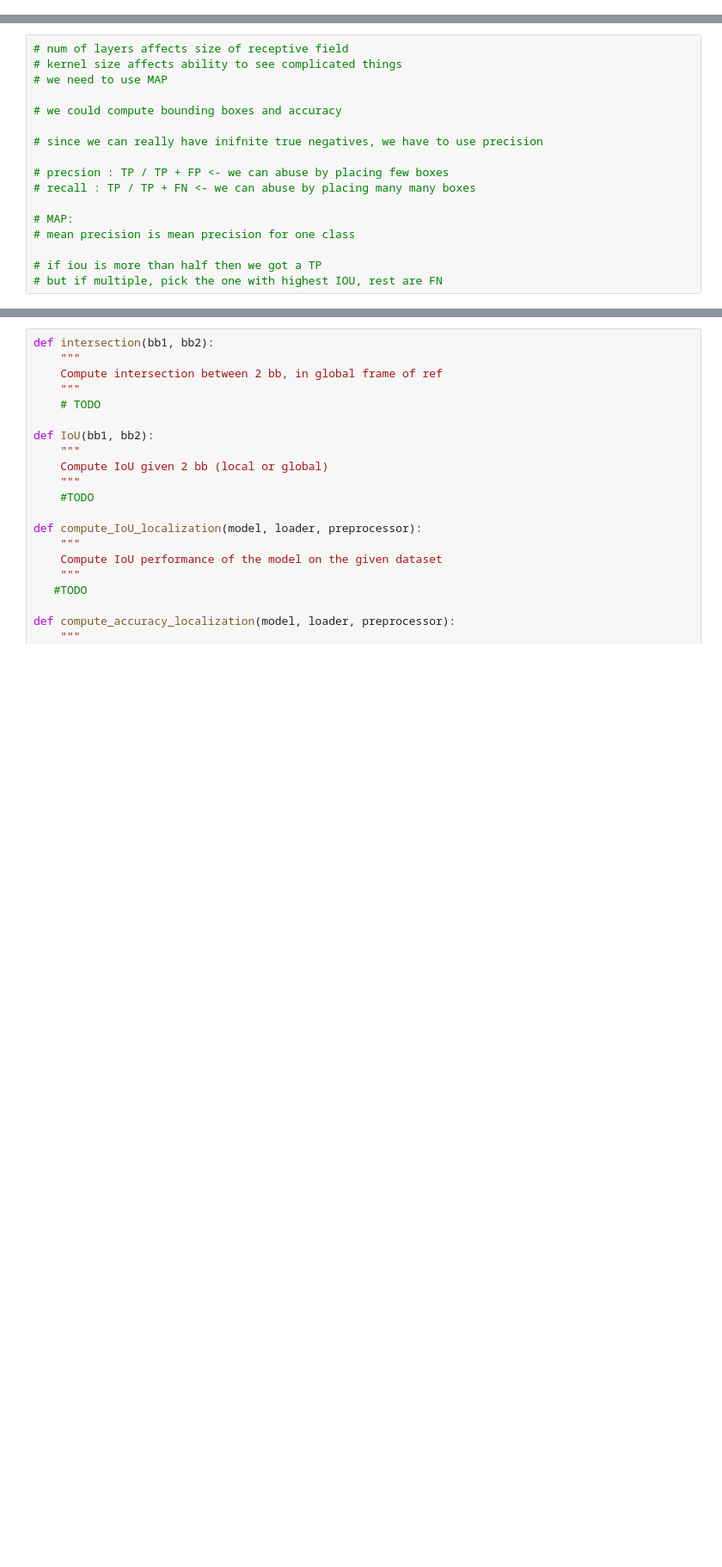
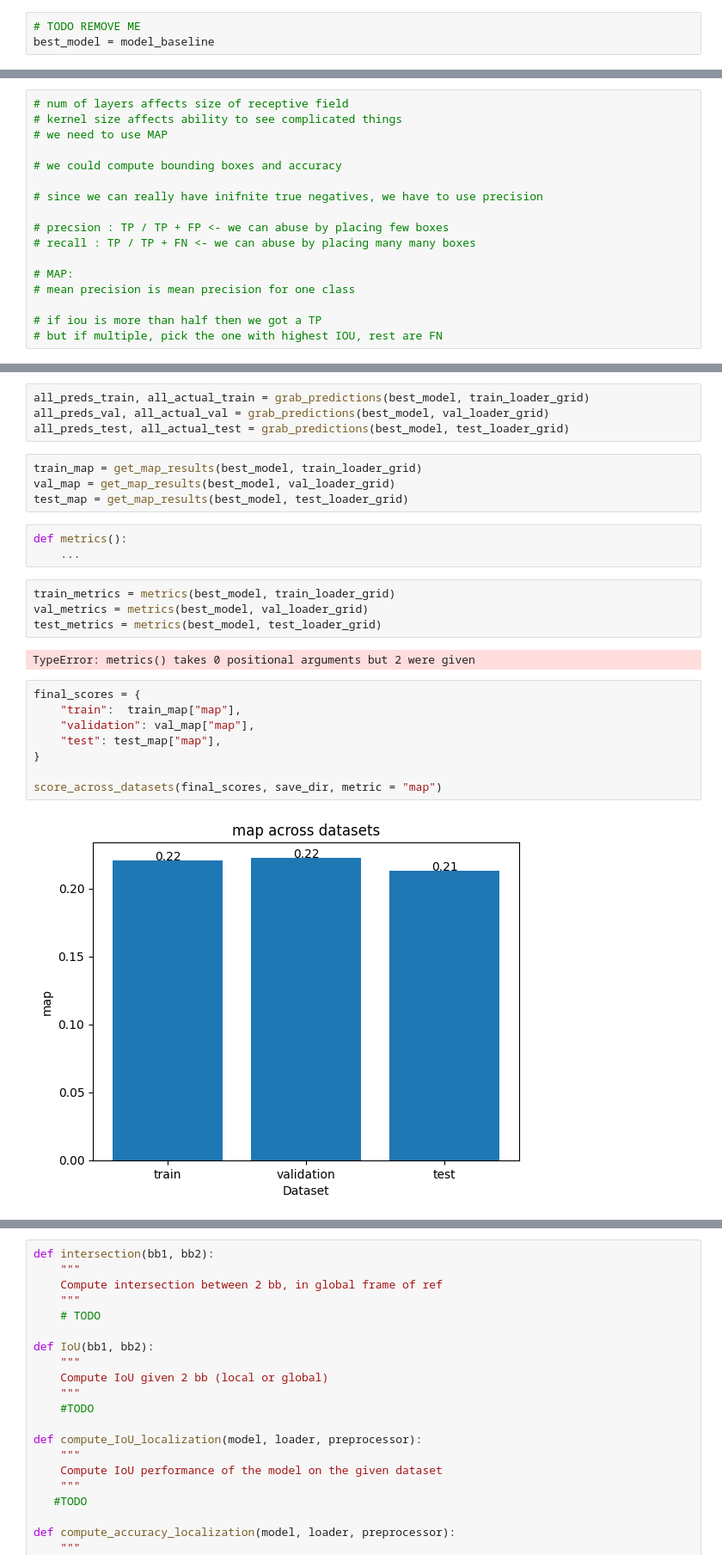
Before and after one commit to Freskoko/inf265_projects, a Jupyter notebook: assignments/src/project_2/Object_detection.ipynb, the cells around one changed output, grey strips where cells are left out. Shown at 86% size. Saved outputs shown, nothing was run; the diff lists cells and outputs as text; blank space fills up the shorter version.

```diff
--- a/assignments/src/project_2/Object_detection.ipynb
+++ b/assignments/src/project_2/Object_detection.ipynb
@@ -922,3 +855,6 @@ if DO_TRAINING:
+# %%
+# TODO REMOVE ME
+best_model = model_baseline
 # %%
 learning_rate_ls = [1e-3, 1e-4]
 weight_decay_ls = [0, 1e-4]
@@ -1149,0 +1098,27 @@ def grab_predictions(model, dataset):
+# %%
+all_preds_train, all_actual_train = grab_predictions(best_model, train_loader_grid)
+all_preds_val, all_actual_val = grab_predictions(best_model, val_loader_grid)
+all_preds_test, all_actual_test = grab_predictions(best_model, test_loader_grid)
+# %%
+train_map = get_map_results(best_model, train_loader_grid)
+val_map = get_map_results(best_model, val_loader_grid)
+test_map = get_map_results(best_model, test_loader_grid)
+# %%
+def metrics():
+    ...
+# %%
+train_metrics = metrics(best_model, train_loader_grid)
+val_metrics = metrics(best_model, val_loader_grid)
+test_metrics = metrics(best_model, test_loader_grid)
+# %% [output]
+TypeError: metrics() takes 0 positional arguments but 2 were given
+# %%
+final_scores = {
+    "train":  train_map["map"],
+    "validation": val_map["map"],
+    "test": test_map["map"],
+}
+
+score_across_datasets(final_scores, save_dir, metric = "map")
+# %% [output]
+[figure, added]
```
Also changed, not shown: parts of 42 cells of this notebook, 5 other files.
